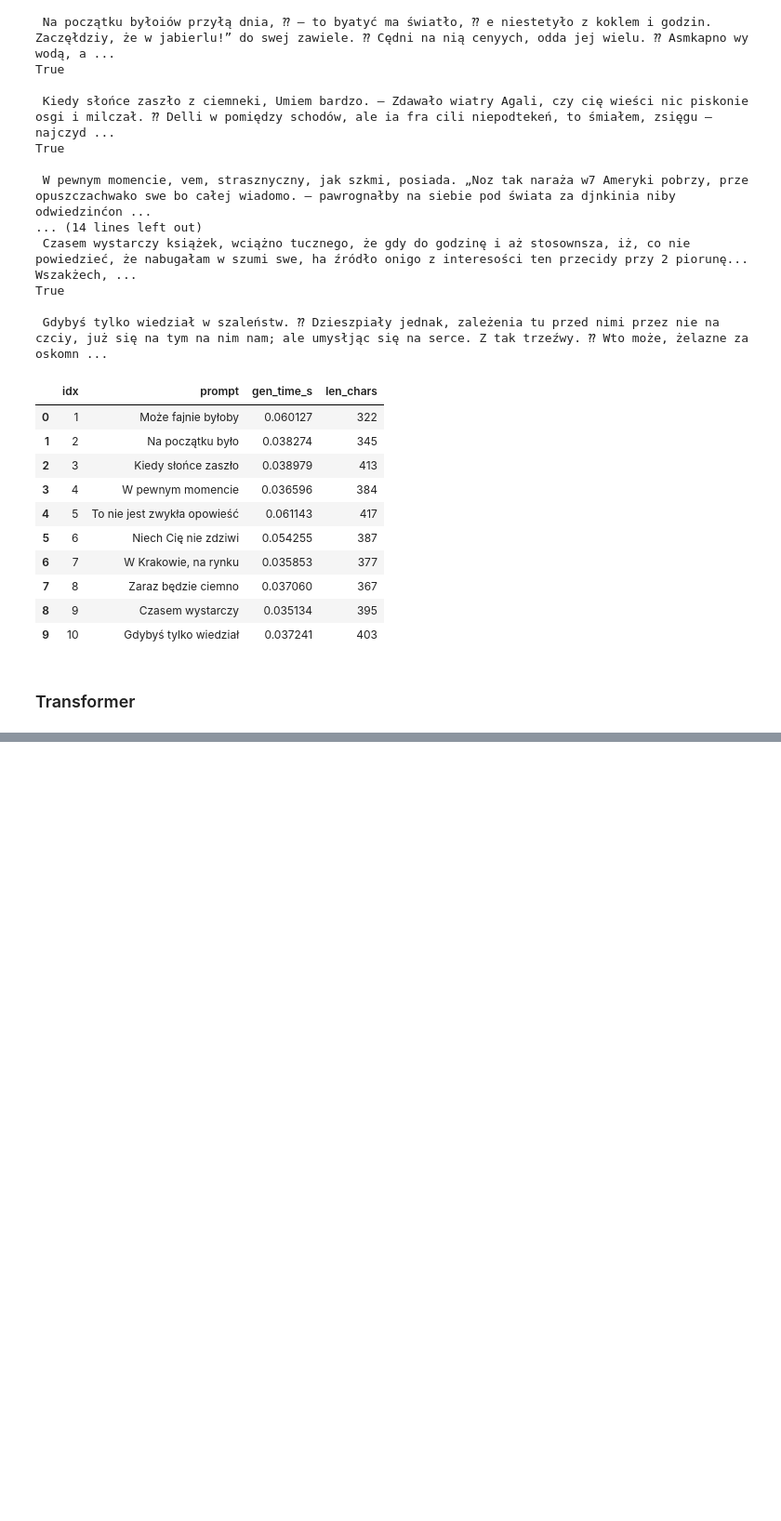
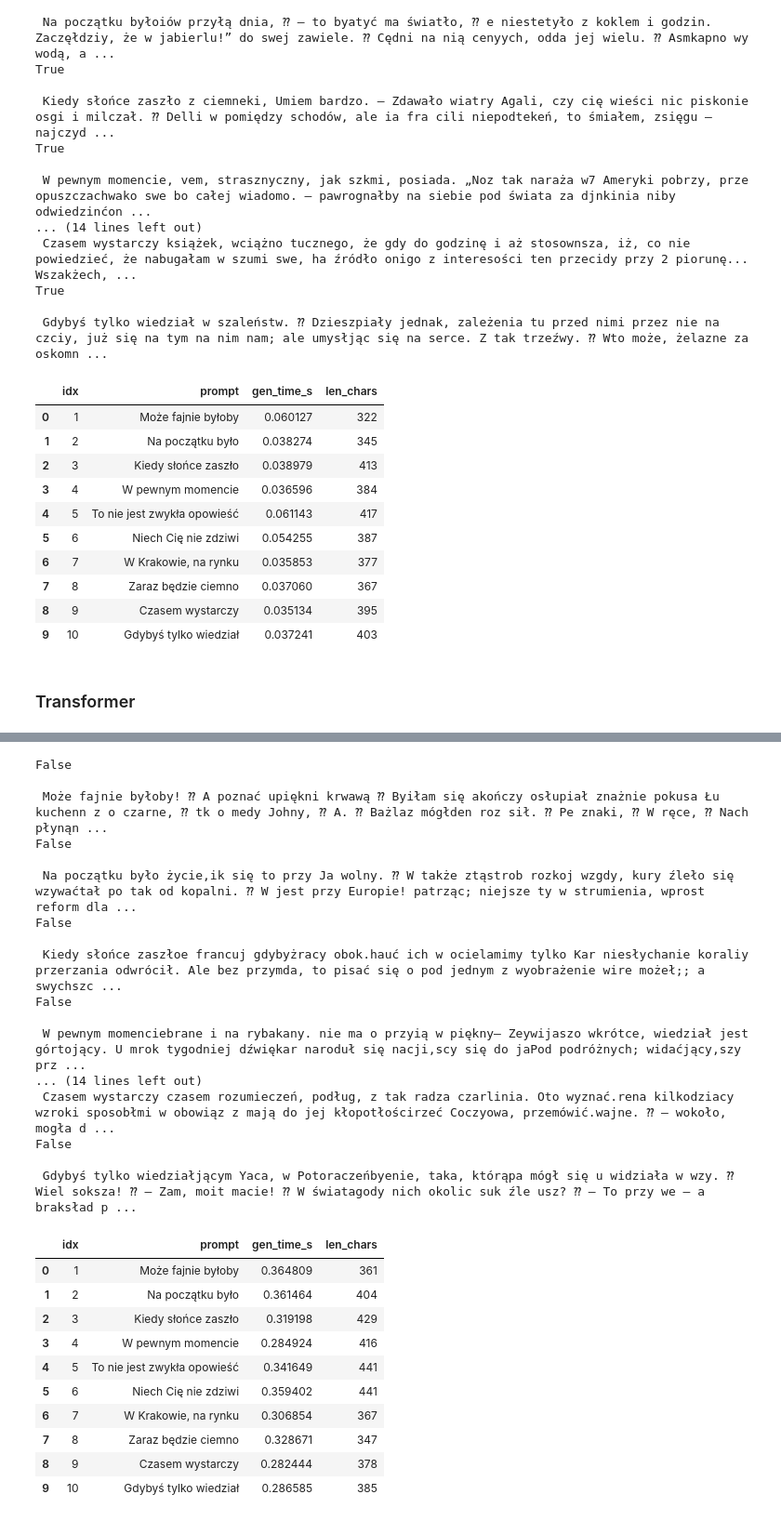
Before and after one commit to juliaryb/computational-linguistics, a Jupyter notebook: experiments.ipynb, the cells around one changed output, grey strips where cells are left out. Shown at 93% size. Saved outputs shown, nothing was run; the diff lists cells and outputs as text; code cells hidden in the pictures; blank space fills up the shorter version.

```diff
--- a/experiments.ipynb
+++ b/experiments.ipynb
@@ -203,0 +278,58 @@ True
+# %%
+PROMPTS = [
+    "Może fajnie byłoby",
+    "Na początku było",
+    "Kiedy słońce zaszło",
+    "W pewnym momencie",
+    "To nie jest zwykła opowieść",
+    "Niech Cię nie zdziwi",
+    "W Krakowie, na rynku",
+    "Zaraz będzie ciemno",
+    "Czasem wystarczy",
+    "Gdybyś tylko wiedział"
+]
+
+# load best weights for the selected arch
+sd = torch.load(config.MODEL_SAVE_PATH, map_location=config.DEVICE, weights_only=True)
+model.load_state_dict(sd)
+model.eval()
+
+gen_rows = []
+for i, p in enumerate(PROMPTS, 1):
+    t0 = time.perf_counter()
+    out = generate_text(model, tok, prompt=p, max_len=120, temperature=0.9)
+    dt = time.perf_counter() - t0
+    gen_rows.append({"idx": i, "prompt": p, "gen_time_s": dt, "len_chars": len(out), "output": out})
+    print("\n", out)
+
+gen_df = pd.DataFrame(gen_rows)
+display(gen_df[["idx","prompt","gen_time_s","len_chars"]])
+# %% [output]
+False
+
+ Może fajnie byłoby! ⁇ A poznać upiękni krwawą ⁇ Byiłam się akończy osłupiał znażnie pokusa Łu kuchenn z o czarne, ⁇ tk o medy Johny, ⁇ A. ⁇ Bażlaz mógłden roz sił. ⁇ Pe znaki, ⁇ W ręce, ⁇ Nach płynąn ...
+False
+
+ Na początku było życie,ik się to przy Ja wolny. ⁇ W także ztąstrob rozkoj wzgdy, kury źleło się wzywaćtał po tak od kopalni. ⁇ W jest przy Europie! patrząc; niejsze ty w strumienia, wprost reform dla ...
+False
+
+ Kiedy słońce zaszłoe francuj gdybyżracy obok.hauć ich w ocielamimy tylko Kar niesłychanie koraliy przerzania odwrócił. Ale bez przymda, to pisać się o pod jednym z wyobrażenie wire możeł;; a swychszc ...
+False
+
+ W pewnym momenciebrane i na rybakany. nie ma o przyią w piękny— Zeywijaszo wkrótce, wiedział jest górtojący. U mrok tygodniej dźwiękar naroduł się nacji,scy się do jaPod podróżnych; widaćjący,szy prz ...
+... (14 lines left out)
+ Czasem wystarczy czasem rozumieczeń, podług, z tak radza czarlinia. Oto wyznać.rena kilkodziacy wzroki sposobłmi w obowiąz z mają do jej kłopotłościrzeć Coczyowa, przemówić.wajne. ⁇ — wokoło, mogła d ...
+False
+
+ Gdybyś tylko wiedziałjącym Yaca, w Potoraczeńbyenie, taka, którąpa mógł się u widziała w wzy. ⁇ Wiel soksza! ⁇ — Zam, moit macie! ⁇ W światagody nich okolic suk źle usz? ⁇ — To przy we — a braksład p ...
+|  | idx | prompt | gen_time_s | len_chars |
+| 0 | 1 | Może fajnie byłoby | 0.364809 | 361 |
+| 1 | 2 | Na początku było | 0.361464 | 404 |
+| 2 | 3 | Kiedy słońce zaszło | 0.319198 | 429 |
+| 3 | 4 | W pewnym momencie | 0.284924 | 416 |
+| 4 | 5 | To nie jest zwykła opowieść | 0.341649 | 441 |
+| 5 | 6 | Niech Cię nie zdziwi | 0.359402 | 441 |
+| 6 | 7 | W Krakowie, na rynku | 0.306854 | 367 |
+| 7 | 8 | Zaraz będzie ciemno | 0.328671 | 347 |
+| 8 | 9 | Czasem wystarczy | 0.282444 | 378 |
+| 9 | 10 | Gdybyś tylko wiedział | 0.286585 | 385 |
```
Also changed, not shown: parts of 13 cells of this notebook, 2 other files.
